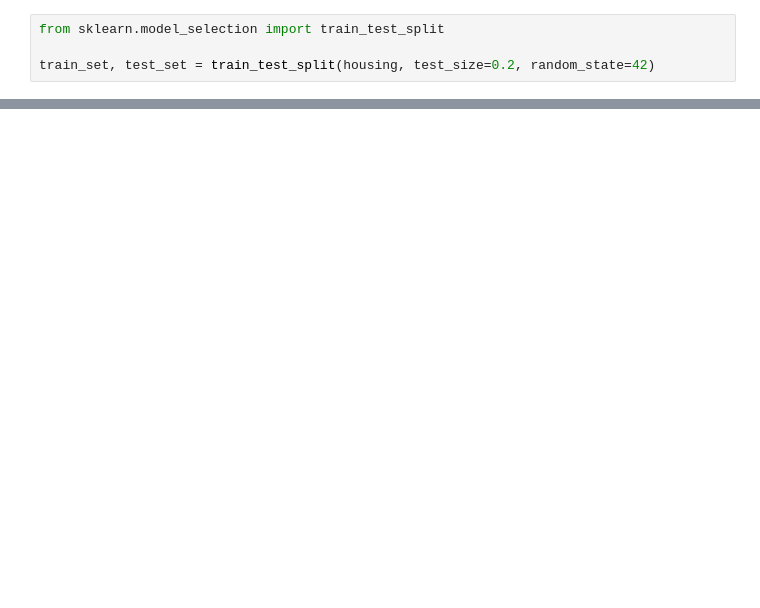
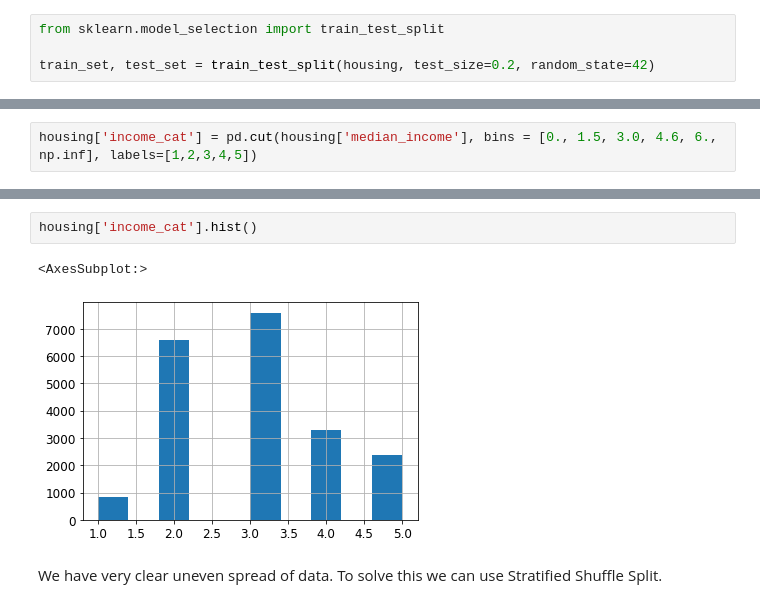
Before and after one commit to wjsavage/handson-ml-1, a Jupyter notebook: handson-ml-1.ipynb, the cells around one changed output, grey strips where cells are left out. Cells and saved outputs as stored; diff of their text form; blank space fills up the shorter version.

```diff
--- a/handson-ml-1.ipynb
+++ b/handson-ml-1.ipynb
@@ -192,0 +202,2 @@ train_set, test_set = train_test_split(housing, test_size=0.2, random_state=42)
+# %%
+housing['income_cat'] = pd.cut(housing['median_income'], bins = [0., 1.5, 3.0, 4.6, 6., np.inf], labels=[1,2,3,4,5])
@@ -192,0 +213,7 @@ train_set, test_set = train_test_split(housing, test_size=0.2, random_state=42)
+# %%
+housing['income_cat'].hist()
+# %% [output]
+<AxesSubplot:>
+[figure, added]
+# %% [markdown]
+We have very clear uneven spread of data. To solve this we can use Stratified Shuffle Split.
```
Also changed, not shown: parts of 14 cells of this notebook.
